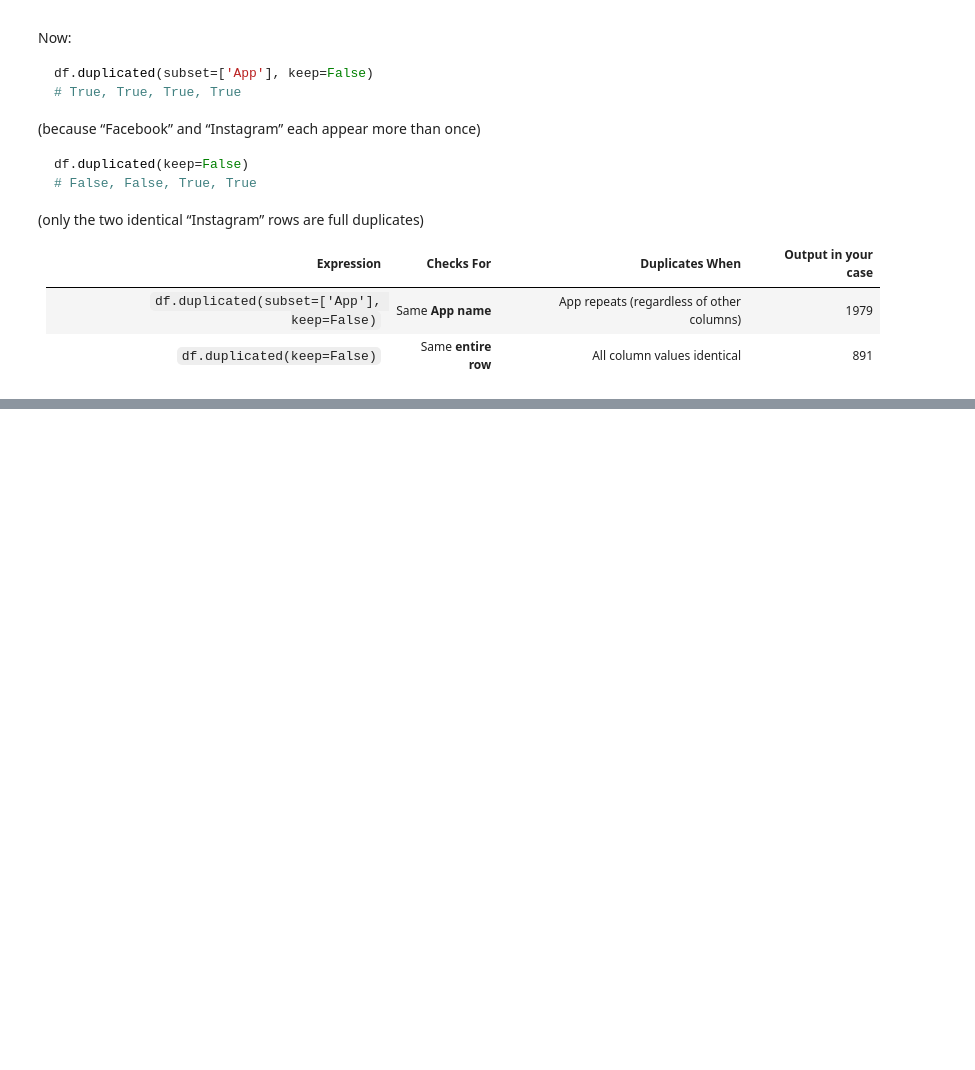
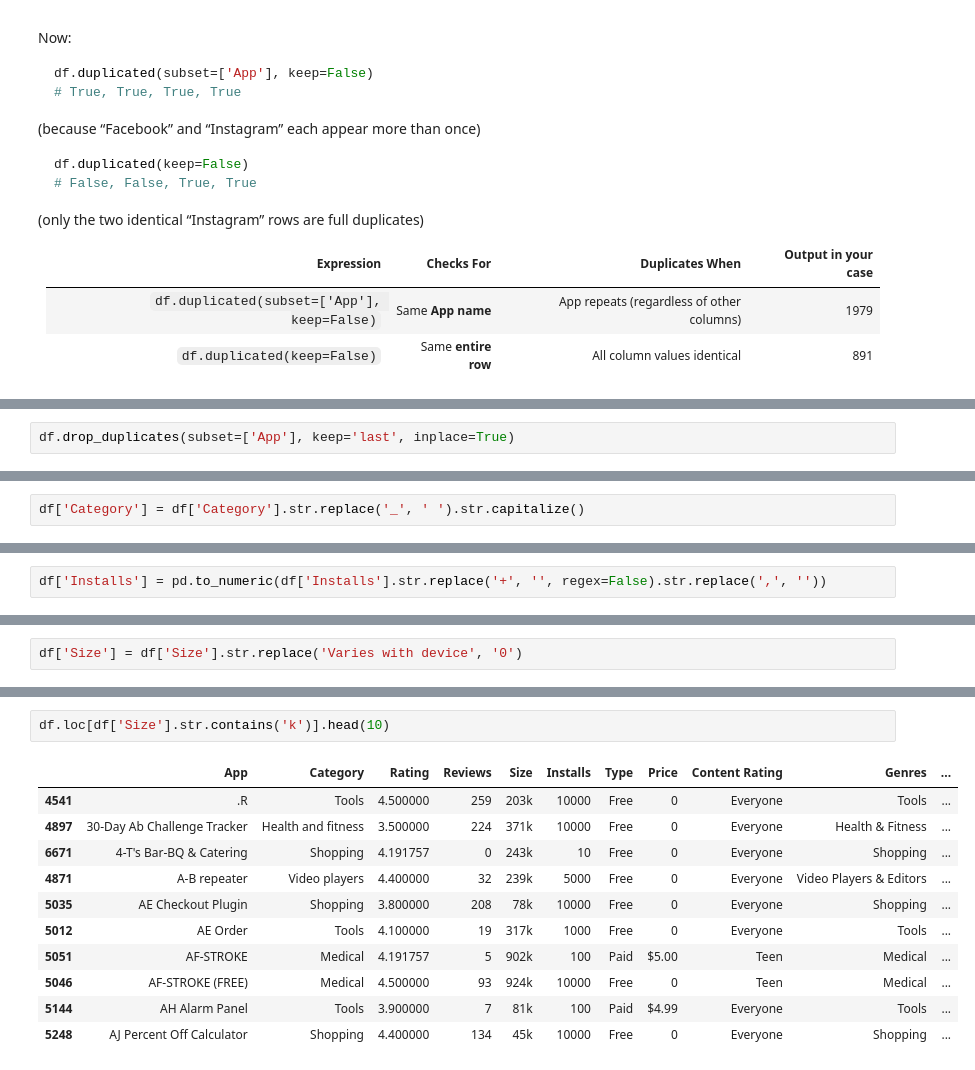
Before and after one commit to Ashish-khanagwal/Artificial-Intelligence, a Jupyter notebook: 4. Pandas/inter-Google-Playstore-dataset.ipynb, the cells around one changed output, grey strips where cells are left out. Saved outputs shown, nothing was run; the diff lists cells and outputs as text; blank space fills up the shorter version.

```diff
--- a/4. Pandas/inter-Google-Playstore-dataset.ipynb
+++ b/4. Pandas/inter-Google-Playstore-dataset.ipynb
@@ -432,0 +528,2 @@ df.loc[df.duplicated(subset=['App'], keep=False) &
+# %%
+df.drop_duplicates(subset=['App'], keep='last', inplace=True)
@@ -432,0 +536,2 @@ df.loc[df.duplicated(subset=['App'], keep=False) &
+# %%
+df['Category'] = df['Category'].str.replace('_', ' ').str.capitalize()
@@ -432,0 +632,2 @@ df.loc[df.duplicated(subset=['App'], keep=False) &
+# %%
+df['Installs'] = pd.to_numeric(df['Installs'].str.replace('+', '', regex=False).str.replace(',', ''))
@@ -432,0 +659,2 @@ df.loc[df.duplicated(subset=['App'], keep=False) &
+# %%
+df['Size'] = df['Size'].str.replace('Varies with device', '0')
@@ -432,0 +689,14 @@ df.loc[df.duplicated(subset=['App'], keep=False) &
+# %%
+df.loc[df['Size'].str.contains('k')].head(10)
+# %% [output]
+|  | App | Category | Rating | Reviews | Size | Installs | Type | Price | Content Rating | Genres | ... |
+| 4541 | .R | Tools | 4.500000 | 259 | 203k | 10000 | Free | 0 | Everyone | Tools | ... |
+| 4897 | 30-Day Ab Challenge Tracker | Health and fitness | 3.500000 | 224 | 371k | 10000 | Free | 0 | Everyone | Health & Fitness | ... |
+| 6671 | 4-T's Bar-BQ & Catering | Shopping | 4.191757 | 0 | 243k | 10 | Free | 0 | Everyone | Shopping | ... |
+| 4871 | A-B repeater | Video players | 4.400000 | 32 | 239k | 5000 | Free | 0 | Everyone | Video Players & Editors | ... |
+| 5035 | AE Checkout Plugin | Shopping | 3.800000 | 208 | 78k | 10000 | Free | 0 | Everyone | Shopping | ... |
+| 5012 | AE Order | Tools | 4.100000 | 19 | 317k | 1000 | Free | 0 | Everyone | Tools | ... |
+| 5051 | AF-STROKE | Medical | 4.191757 | 5 | 902k | 100 | Paid | $5.00 | Teen | Medical | ... |
+| 5046 | AF-STROKE (FREE) | Medical | 4.500000 | 93 | 924k | 10000 | Free | 0 | Teen | Medical | ... |
+| 5144 | AH Alarm Panel | Tools | 3.900000 | 7 | 81k | 100 | Paid | $4.99 | Everyone | Tools | ... |
+| 5248 | AJ Percent Off Calculator | Shopping | 4.400000 | 134 | 45k | 10000 | Free | 0 | Everyone | Shopping | ... |
```
Also changed, not shown: parts of 58 cells of this notebook.
